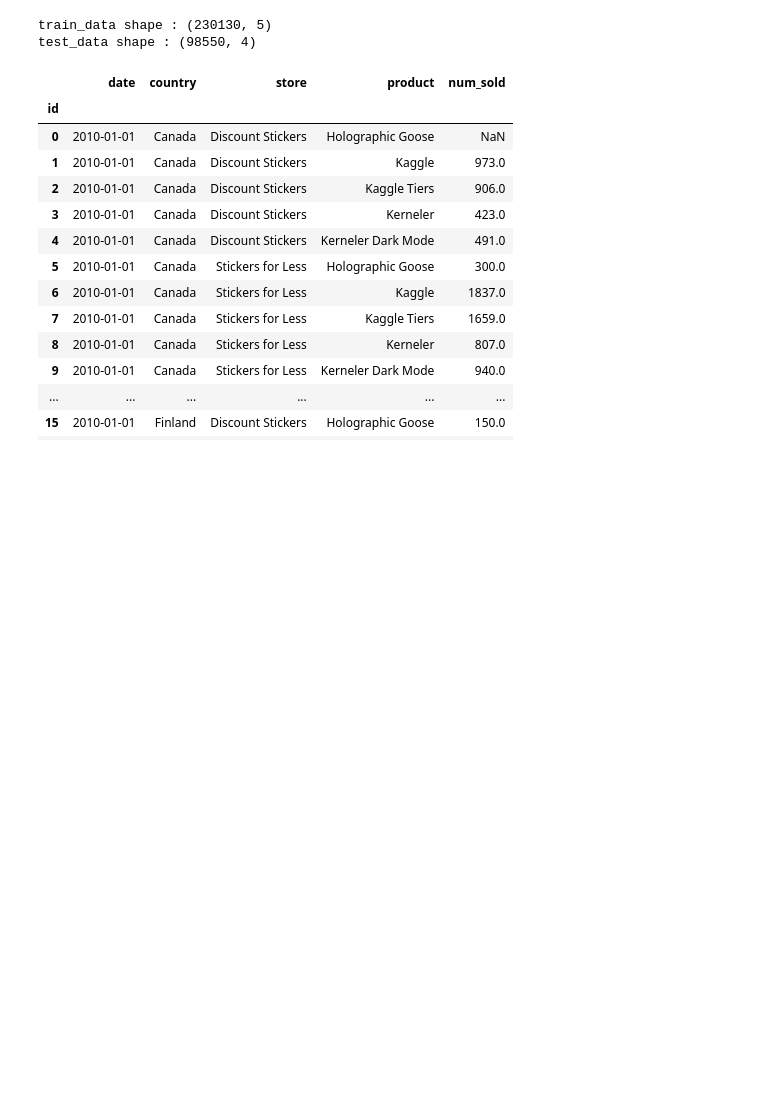
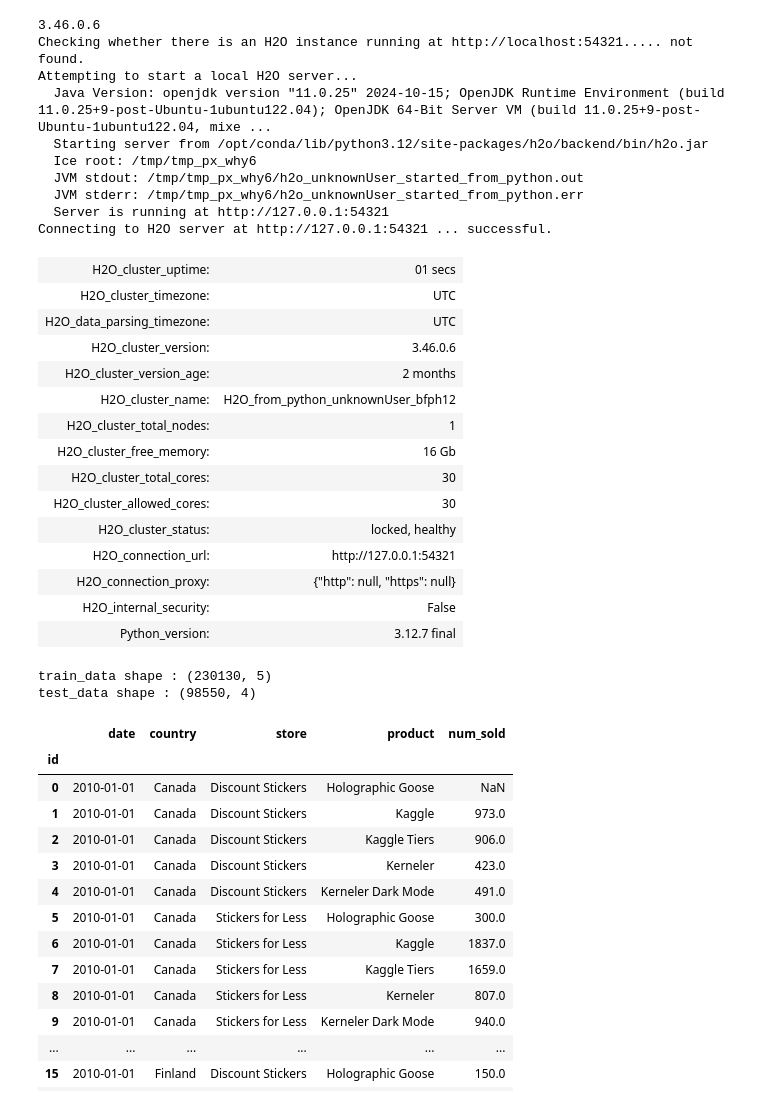
Before and after one commit to ROUSenghak/Forecasting_Sticker_Sales, a Jupyter notebook: main.ipynb, the cells around one changed output. Cells and saved outputs as stored; diff of their text form; code cells hidden in the pictures; blank space fills up the shorter version.

```diff
--- a/main.ipynb
+++ b/main.ipynb
@@ -21,3 +44,35 @@ Thu Jan  2 20:18:35 2025
+# %%
+import h2o
+print(h2o.__version__)
+from h2o.automl import H2OAutoML
+
+h2o.init(max_mem_size='16G')
+# %% [output]
+3.46.0.6
+Checking whether there is an H2O instance running at http://localhost:54321..... not found.
+Attempting to start a local H2O server...
+  Java Version: openjdk version "11.0.25" 2024-10-15; OpenJDK Runtime Environment (build 11.0.25+9-post-Ubuntu-1ubuntu122.04); OpenJDK 64-Bit Server VM (build 11.0.25+9-post-Ubuntu-1ubuntu122.04, mixe ...
+  Starting server from /opt/conda/lib/python3.12/site-packages/h2o/backend/bin/h2o.jar
+  Ice root: /tmp/tmp_px_why6
+  JVM stdout: /tmp/tmp_px_why6/h2o_unknownUser_started_from_python.out
+  JVM stderr: /tmp/tmp_px_why6/h2o_unknownUser_started_from_python.err
+  Server is running at http://127.0.0.1:54321
+Connecting to H2O server at http://127.0.0.1:54321 ... successful.
+| H2O_cluster_uptime: | 01 secs |
+| H2O_cluster_timezone: | UTC |
+| H2O_data_parsing_timezone: | UTC |
+| H2O_cluster_version: | 3.46.0.6 |
+| H2O_cluster_version_age: | 2 months |
+| H2O_cluster_name: | H2O_from_python_unknownUser_bfph12 |
+| H2O_cluster_total_nodes: | 1 |
+| H2O_cluster_free_memory: | 16 Gb |
+| H2O_cluster_total_cores: | 30 |
+| H2O_cluster_allowed_cores: | 30 |
+| H2O_cluster_status: | locked, healthy |
+| H2O_connection_url: | http://127.0.0.1:54321 |
+| H2O_connection_proxy: | {"http": null, "https": null} |
+| H2O_internal_security: | False |
+| Python_version: | 3.12.7 final |
 # %%
 import pandas as pd
 import numpy as np
```
Also changed, not shown: parts of 10 cells of this notebook.
